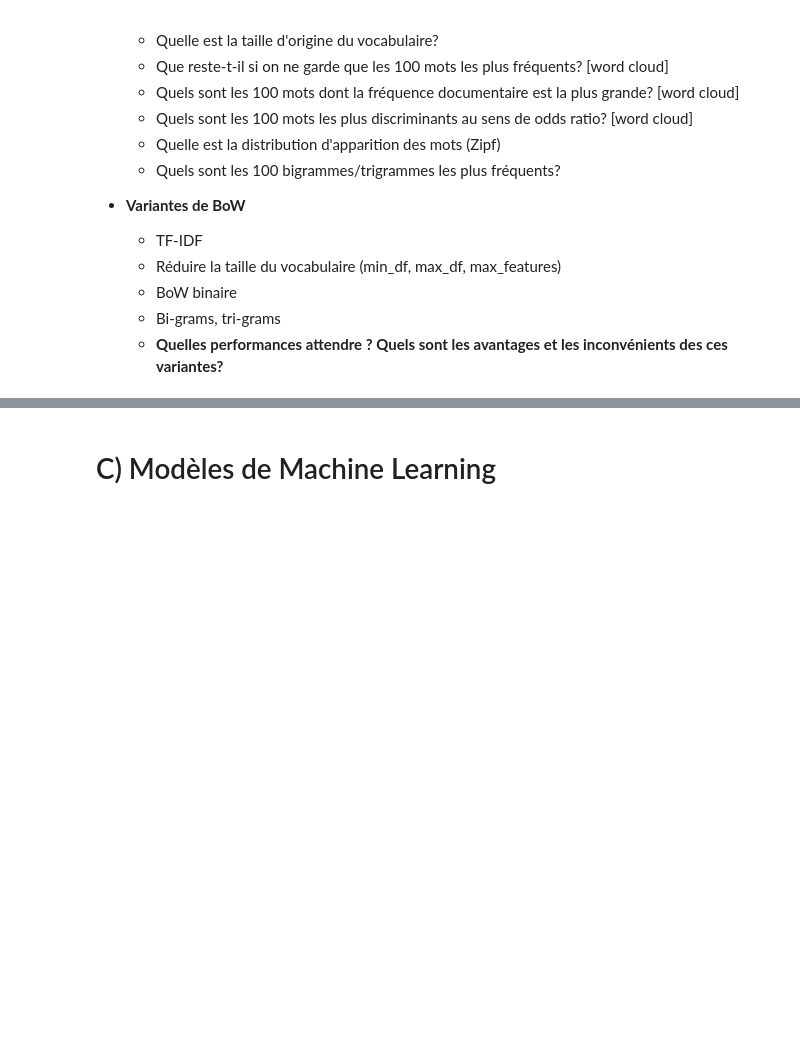
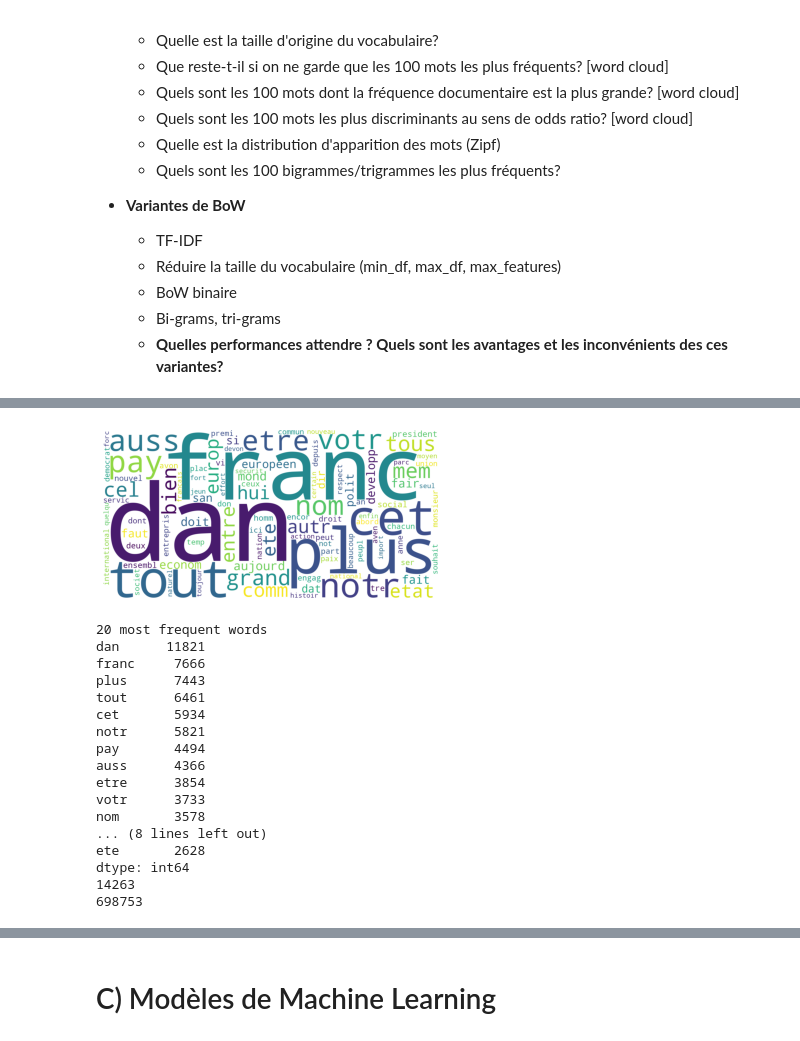
Before and after one commit to TitouanUniLu/projet-RI, a Jupyter notebook: Projet/1_1-BoW-Project.ipynb, the cells around one changed output, grey strips where cells are left out. Drawn from its saved outputs; the diff is of its cells as text; code cells hidden in the pictures; blank space fills up the shorter version.

```diff
--- a/Projet/1_1-BoW-Project.ipynb
+++ b/Projet/1_1-BoW-Project.ipynb
@@ -249,0 +179,38 @@ Taille d'origine du vocabulaire: 14374
+# %%
+# - Que reste-t-il si on ne garde que les 100 mots les plus fréquents? [word cloud]
+#removed stopwords
+vectorizer = CountVectorizer(stop_words=stopwords.words("french"))
+X = vectorizer.fit_transform(alltxts)
+frequent_words = pd.Series(
+    np.array(X.sum(axis=0))[0], index=sorted(vectorizer.vocabulary_)
+)
+
+wordcloud = WordCloud(background_color="white", max_words=100, width=2000, height=1000)
+wordcloud.generate_from_frequencies(frequent_words)
+plt.imshow(wordcloud)
+plt.axis("off")
+plt.show()
+
+print("20 most frequent words")
+print(frequent_words.sort_values(ascending=False)[:20])
+print(len(frequent_words))
+print(sum(frequent_words))
+# %% [output]
+[figure, added]
+20 most frequent words
+dan      11821
+franc     7666
+plus      7443
+tout      6461
+cet       5934
+notr      5821
+pay       4494
+auss      4366
+etre      3854
+votr      3733
+nom       3578
+... (8 lines left out)
+ete       2628
+dtype: int64
+14263
+698753
```
Also changed, not shown: parts of 11 cells of this notebook.
